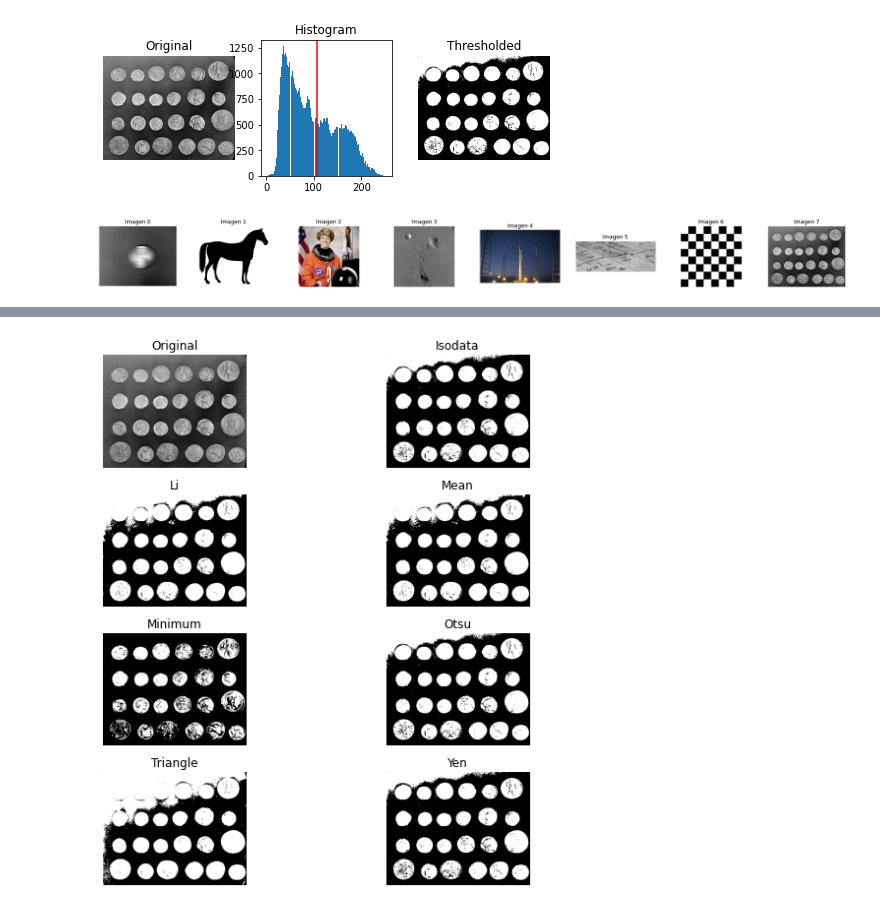
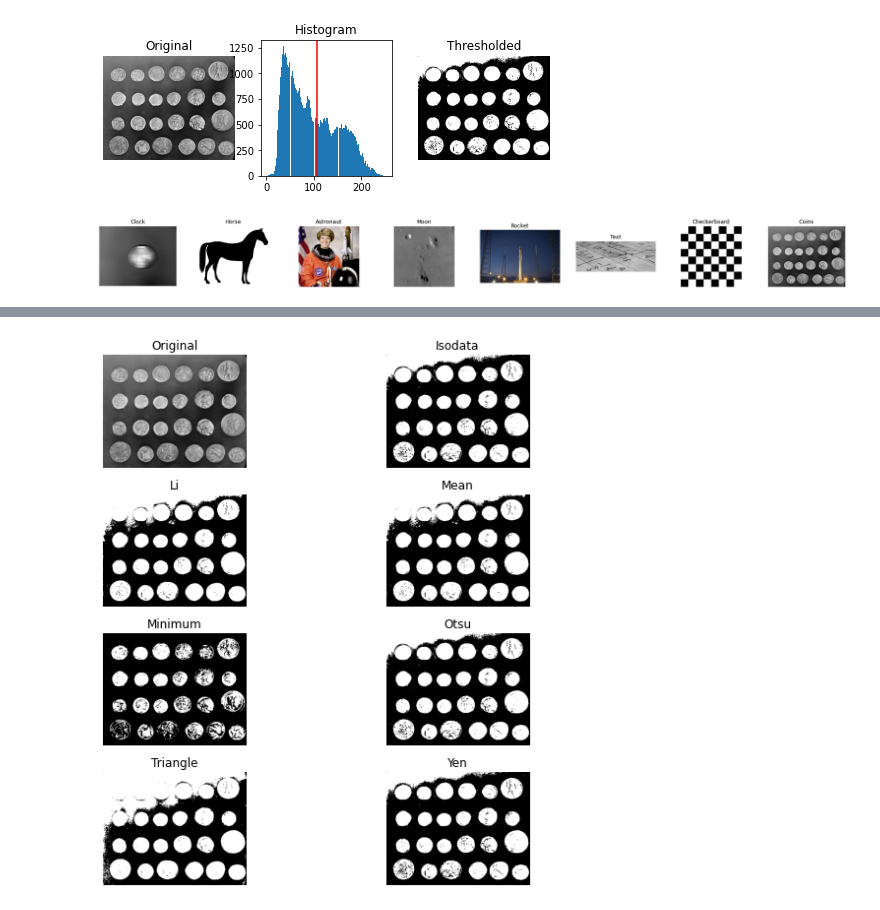
Before and after one commit to andreac941/ComputerVision-Eq3, a Jupyter notebook: 9.4_Segmentation_Otsu_Eq10.ipynb, the cells around one changed output, grey strips where cells are left out. Saved outputs shown, nothing was run; the diff lists cells and outputs as text; code cells hidden in the pictures.

```diff
--- a/9.4_Segmentation_Otsu_Eq10.ipynb
+++ b/9.4_Segmentation_Otsu_Eq10.ipynb
@@ -120,35 +120,26 @@ plt.show()
 # %%
 img1 = data.clock()
 img2 = data.horse()
 img3 = data.astronaut()
 img4 = data.moon()
 img5 = data.rocket()
 img6 = data.text()
 img7 = data.checkerboard()
 img8 = data.coins()
 
 listIMG = [img1, img2, img3, img4, img5, img6, img7, img8]
+listTIT = ["Clock", "Horse", "Astronaut", "Moon", "Rocket", "Text", "Checkerboard", "Coins"]
 fig, axes = plt.subplots(ncols=8, figsize=(30, 2.5))
 ax = axes.ravel()
 
 for y in range(0,7):
   ax[y] = plt.subplot(1, 8, y+1)
 ax[7] = plt.subplot(1, 8, 8, sharex=ax[0], sharey=ax[0])
 
-#ax[0] = plt.subplot(1, 8, 1)
-#ax[1] = plt.subplot(1, 8, 2)
-#ax[2] = plt.subplot(1, 8, 3)
-#ax[3] = plt.subplot(1, 8, 4)
-#ax[4] = plt.subplot(1, 8, 5)
-#ax[5] = plt.subplot(1, 8, 6)
-#ax[6] = plt.subplot(1, 8, 7)
-#ax[7] = plt.subplot(1, 8, 8, sharex=ax[0], sharey=ax[0])
-
 for i in range(0,8):
   ax[i].imshow(listIMG[i], cmap=plt.cm.gray)
-  ax[i].set_title('Imagen '+str(i))
+  ax[i].set_title(listTIT[i])
   ax[i].axis('off')
-
 plt.show()
 # %% [output]
-[figure, old version]
+[figure, new version]
```
Also changed, not shown: parts of 5 cells of this notebook.
